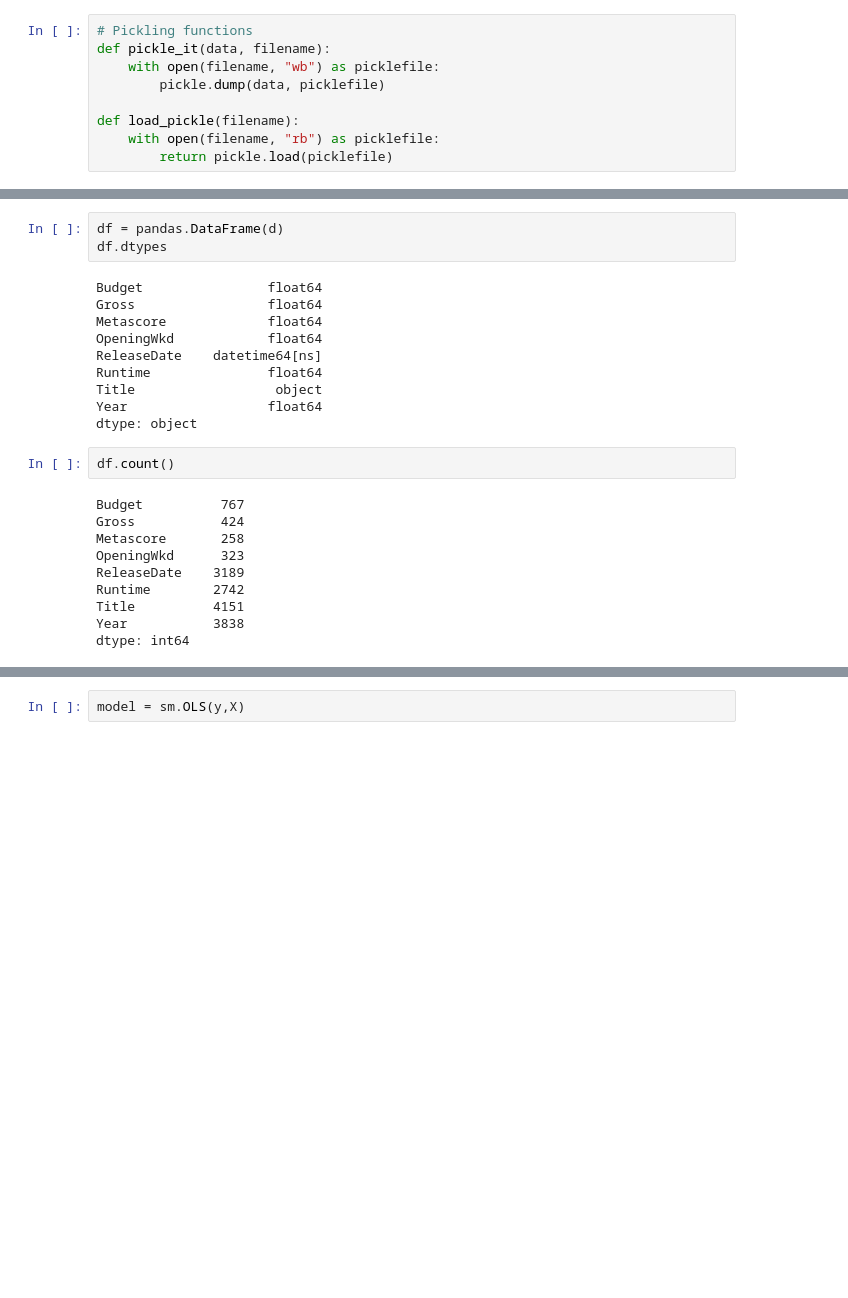
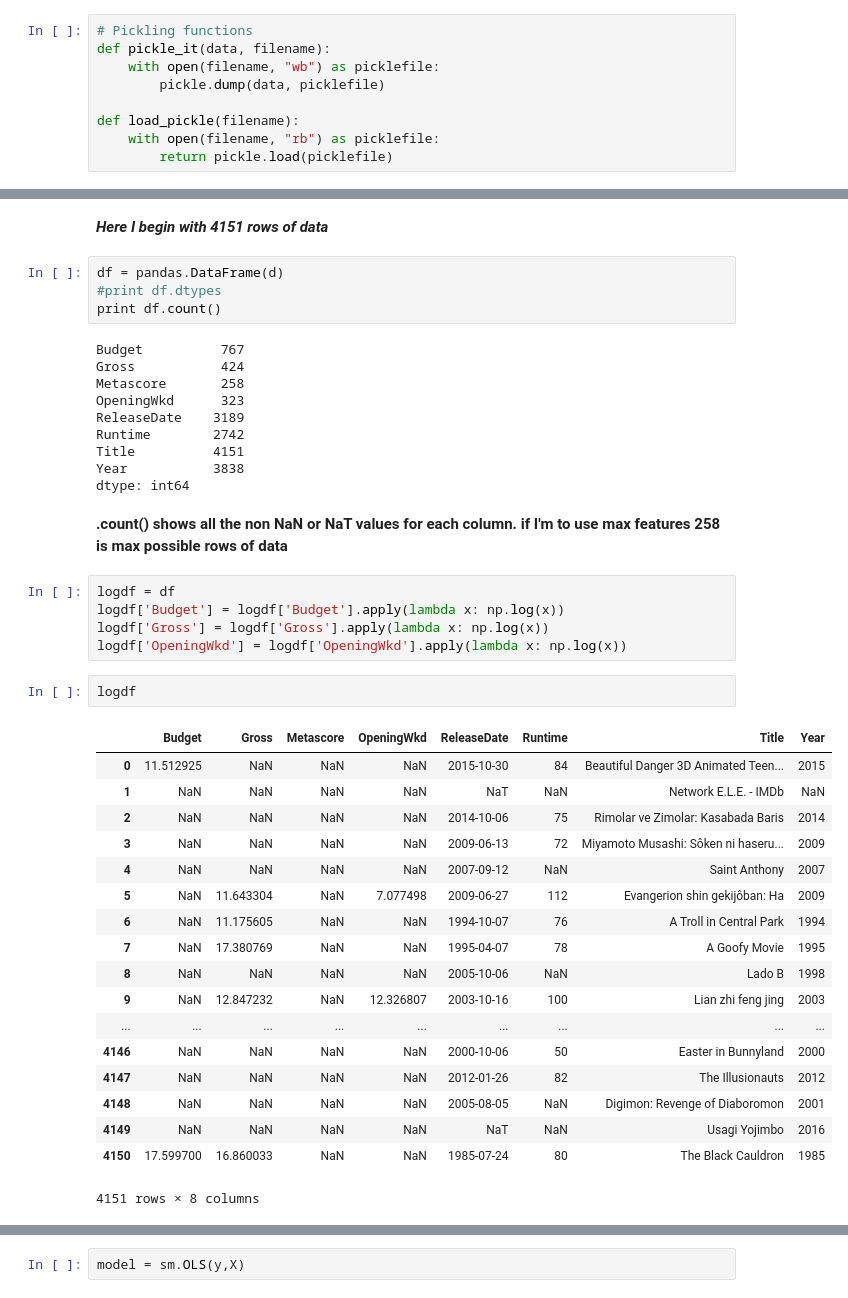
Before and after one commit to mykoz/luthor_project, a Jupyter notebook: DOTHINGSWITHDATA.ipynb, the cells around one changed output, grey strips where cells are left out. Cells and saved outputs as stored; diff of their text form; blank space fills up the shorter version.

```diff
--- a/DOTHINGSWITHDATA.ipynb
+++ b/DOTHINGSWITHDATA.ipynb
@@ -29,25 +31,44 @@ print len(d)
+# %% [markdown]
+***Here I begin with 4151 rows of data***
 # %%
 df = pandas.DataFrame(d)
-df.dtypes
+#print df.dtypes
+print df.count()
 # %% [output]
-Budget                float64
-Gross                 float64
-Metascore             float64
-OpeningWkd            float64
-ReleaseDate    datetime64[ns]
-Runtime               float64
-Title                  object
-Year                  float64
-dtype: object
+Budget          767
+Gross           424
+Metascore       258
+OpeningWkd      323
+ReleaseDate    3189
+Runtime        2742
+Title          4151
+Year           3838
+dtype: int64
-# %%
-df.count()
-# %% [output]
-Budget          767
-Gross           424
-Metascore       258
-OpeningWkd      323
-ReleaseDate    3189
-Runtime        2742
-Title          4151
-Year           3838
-dtype: int64
+# %% [markdown]
+**.count() shows all the non NaN or NaT values for each column. if I'm to use max features 258 is max possible rows of data**
+# %%
+logdf = df
+logdf['Budget'] = logdf['Budget'].apply(lambda x: np.log(x))
+logdf['Gross'] = logdf['Gross'].apply(lambda x: np.log(x))
+logdf['OpeningWkd'] = logdf['OpeningWkd'].apply(lambda x: np.log(x))
+# %%
+logdf
+# %% [output]
+|  | Budget | Gross | Metascore | OpeningWkd | ReleaseDate | Runtime | Title | Year |
+| 0 | 11.512925 | NaN | NaN | NaN | 2015-10-30 | 84 | Beautiful Danger 3D Animated Teen... | 2015 |
+| 1 | NaN | NaN | NaN | NaN | NaT | NaN | Network E.L.E. - IMDb | NaN |
+| 2 | NaN | NaN | NaN | NaN | 2014-10-06 | 75 | Rimolar ve Zimolar: Kasabada Baris | 2014 |
+| 3 | NaN | NaN | NaN | NaN | 2009-06-13 | 72 | Miyamoto Musashi: Sôken ni haseru... | 2009 |
+| 4 | NaN | NaN | NaN | NaN | 2007-09-12 | NaN | Saint Anthony | 2007 |
+| 5 | NaN | 11.643304 | NaN | 7.077498 | 2009-06-27 | 112 | Evangerion shin gekijôban: Ha | 2009 |
+| 6 | NaN | 11.175605 | NaN | NaN | 1994-10-07 | 76 | A Troll in Central Park | 1994 |
+| 7 | NaN | 17.380769 | NaN | NaN | 1995-04-07 | 78 | A Goofy Movie | 1995 |
+| 8 | NaN | NaN | NaN | NaN | 2005-10-06 | NaN | Lado B | 1998 |
+| 9 | NaN | 12.847232 | NaN | 12.326807 | 2003-10-16 | 100 | Lian zhi feng jing | 2003 |
+| ... | ... | ... | ... | ... | ... | ... | ... | ... |
+| 4146 | NaN | NaN | NaN | NaN | 2000-10-06 | 50 | Easter in Bunnyland | 2000 |
+| 4147 | NaN | NaN | NaN | NaN | 2012-01-26 | 82 | The Illusionauts | 2012 |
+| 4148 | NaN | NaN | NaN | NaN | 2005-08-05 | NaN | Digimon: Revenge of Diaboromon | 2001 |
+| 4149 | NaN | NaN | NaN | NaN | NaT | NaN | Usagi Yojimbo | 2016 |
+| 4150 | 17.599700 | 16.860033 | NaN | NaN | 1985-07-24 | 80 | The Black Cauldron | 1985 |
+4151 rows × 8 columns
```
Also changed, not shown: parts of 35 cells of this notebook, 4 other files.
